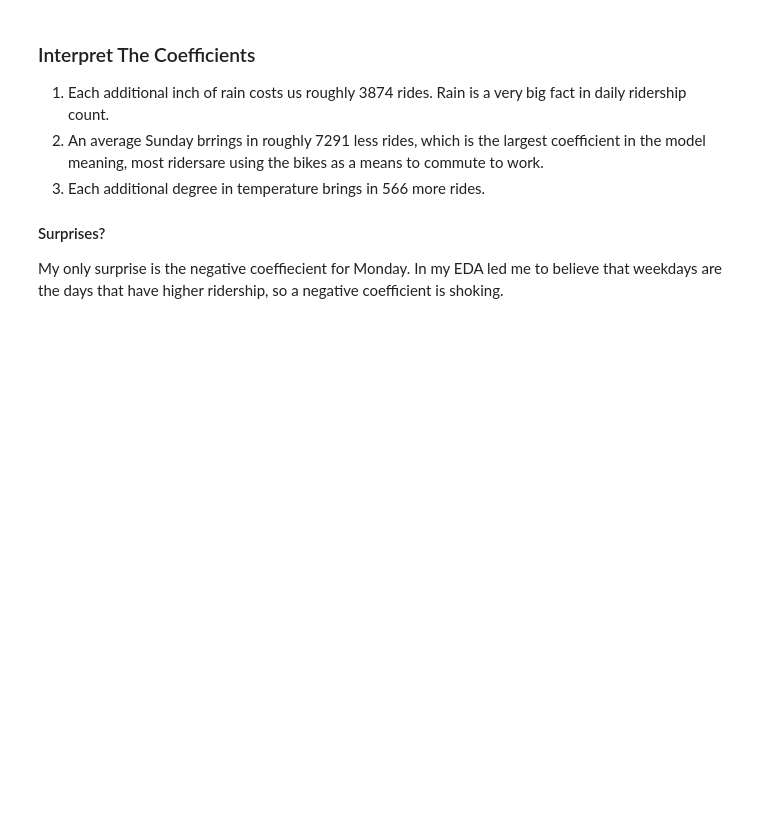
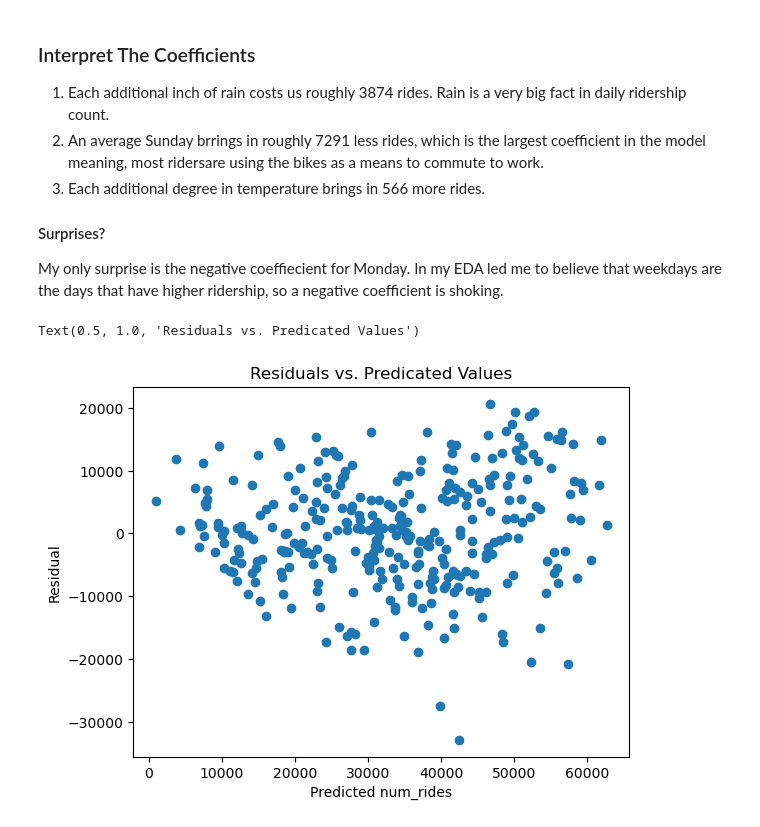
Before and after one commit to Sheryl122/citibike-ridership-model, a Jupyter notebook: code/model.ipynb, the cells around one changed output. Drawn from its saved outputs; the diff is of its cells as text; code cells hidden in the pictures; blank space fills up the shorter version.

Commit message:
Changes added to model

```diff
--- a/code/model.ipynb
+++ b/code/model.ipynb
@@ -40,7 +40,7 @@ df.columns.tolist()
  'year',
  'days_since_start']
 # %%
-model_columns = ['temp_f', 'wind_speed_knots', 'precip_in', 'Monday', 'Saturday', 'Sunday', 'Thursday', 'Tuesday', 'Wednesday', 'days_since_start']
+model_columns = ['temp_f', 'precip_in', 'wind_speed_knots', 'Monday', 'Saturday', 'Sunday', 'Thursday', 'Tuesday', 'Wednesday', 'days_since_start']
 
 X = df[model_columns]
 y = df['num_rides']
@@ -123,3 +123,15 @@ print(df_coefficient)
 
 #### Surprises?
 My only surprise is the negative coeffiecient for Monday. In my EDA led me to believe that weekdays are the days that have higher ridership, so a negative coefficient is shoking.
+# %%
+# Diagnose with Residuals
+residuals = y_test - y_pred
+# %%
+# Residual Against Predicated Values
+plt.scatter(y_pred, residuals)
+plt.xlabel('Predicted num_rides')
+plt.ylabel('Residual')
+plt.title('Residuals vs. Predicated Values')
+# %% [output]
+Text(0.5, 1.0, 'Residuals vs. Predicated Values')
+[figure, added]
```
Also changed, not shown: parts of 3 cells of this notebook, 1 other file.
